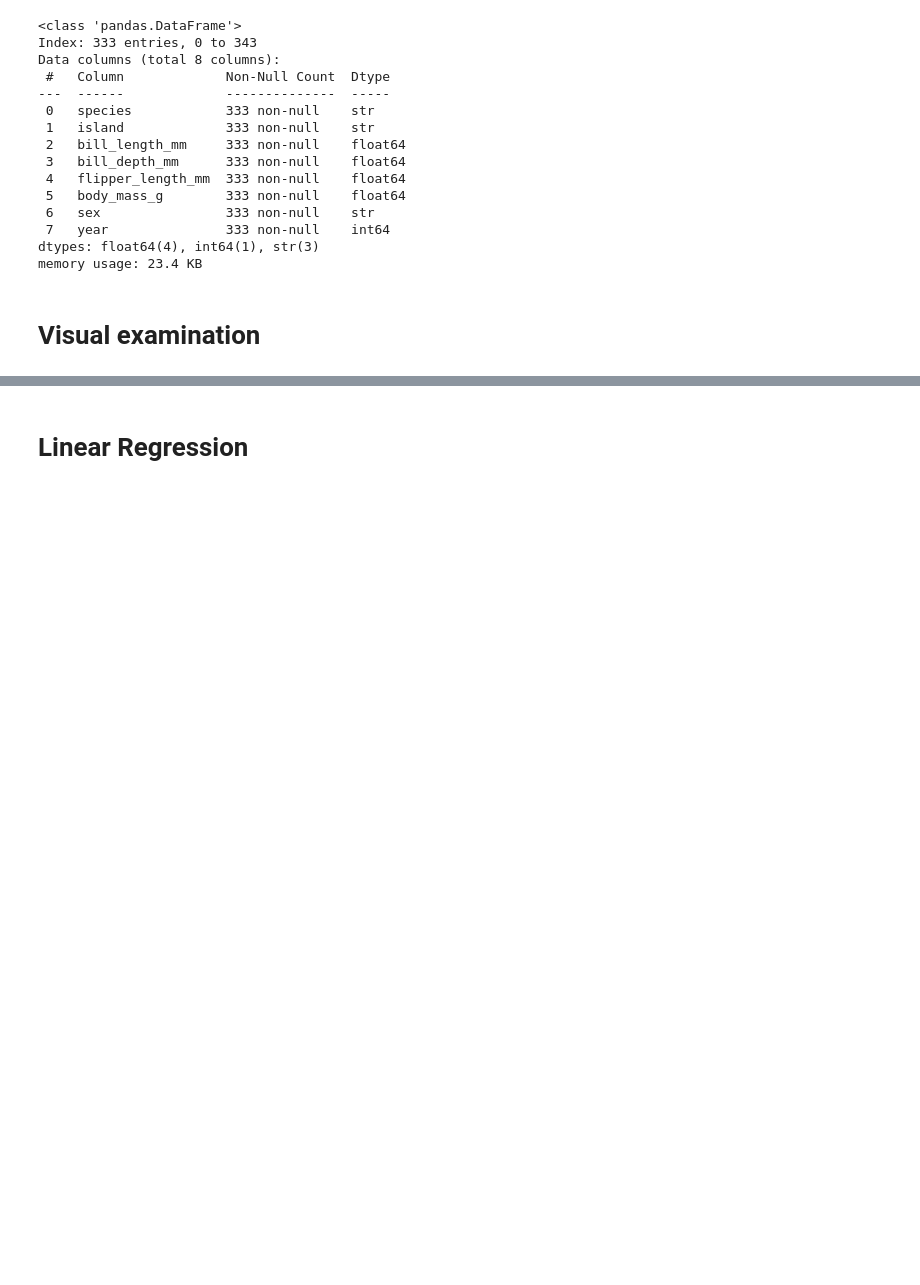
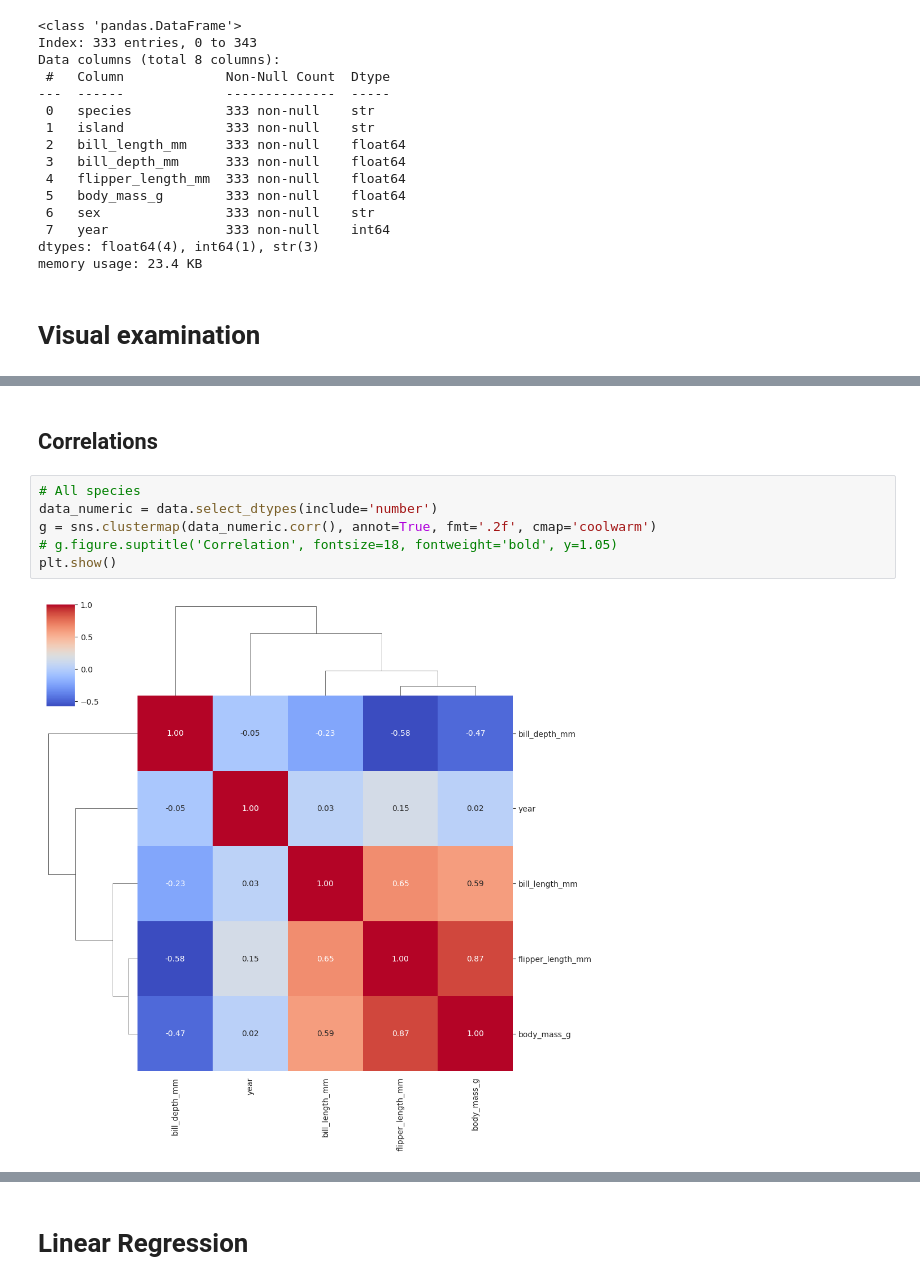
Before and after one commit to carlosjesuscaro/data_analysis_summary, a Jupyter notebook: Regression.ipynb, the cells around one changed output, grey strips where cells are left out. Cells and saved outputs as stored; diff of their text form; blank space fills up the shorter version.

```diff
--- a/Regression.ipynb
+++ b/Regression.ipynb
@@ -40,2 +42,12 @@ plt.show()
+# %% [markdown]
+## Correlations
+# %%
+# All species
+data_numeric = data.select_dtypes(include='number')
+g = sns.clustermap(data_numeric.corr(), annot=True, fmt='.2f', cmap='coolwarm')
+# g.figure.suptitle('Correlation', fontsize=18, fontweight='bold', y=1.05)
+plt.show()
+# %% [output]
+[figure, added]
 # %%
 data_numeric = data.select_dtypes(include='number')
```
Also changed, not shown: parts of 6 cells of this notebook, 2 other files.
